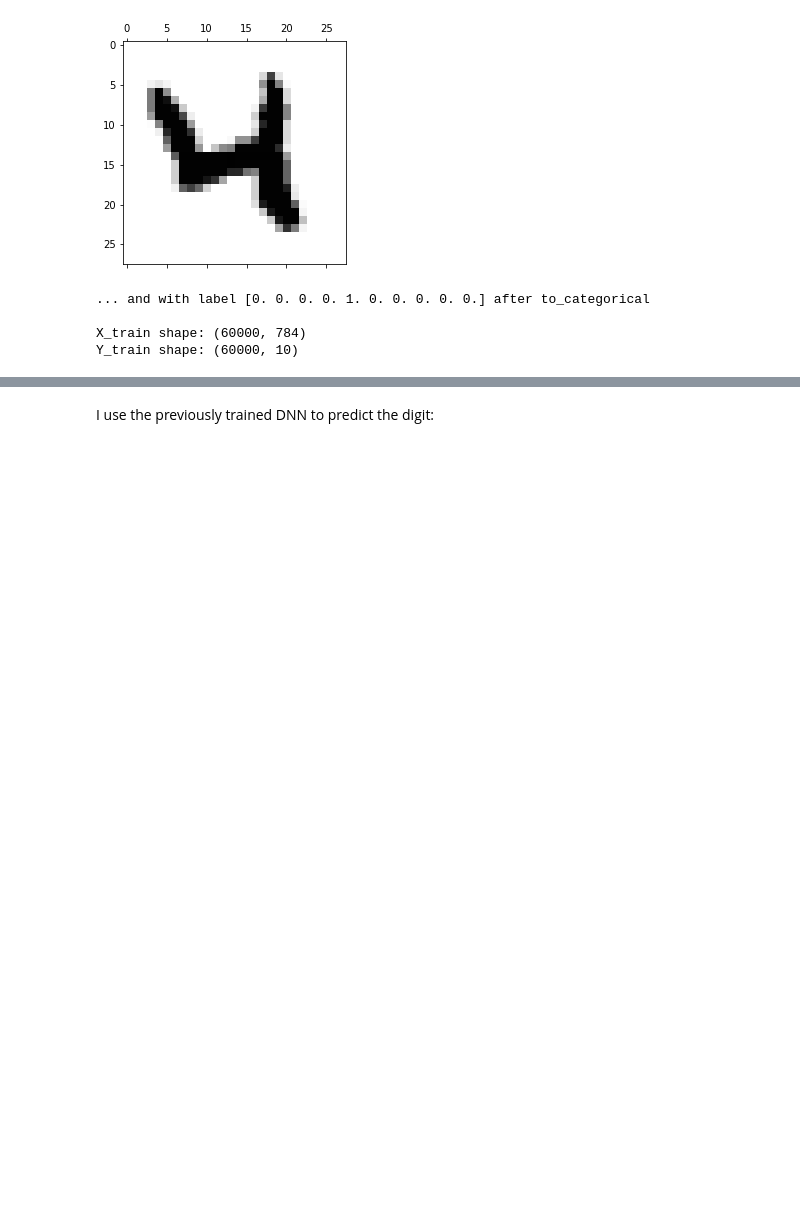
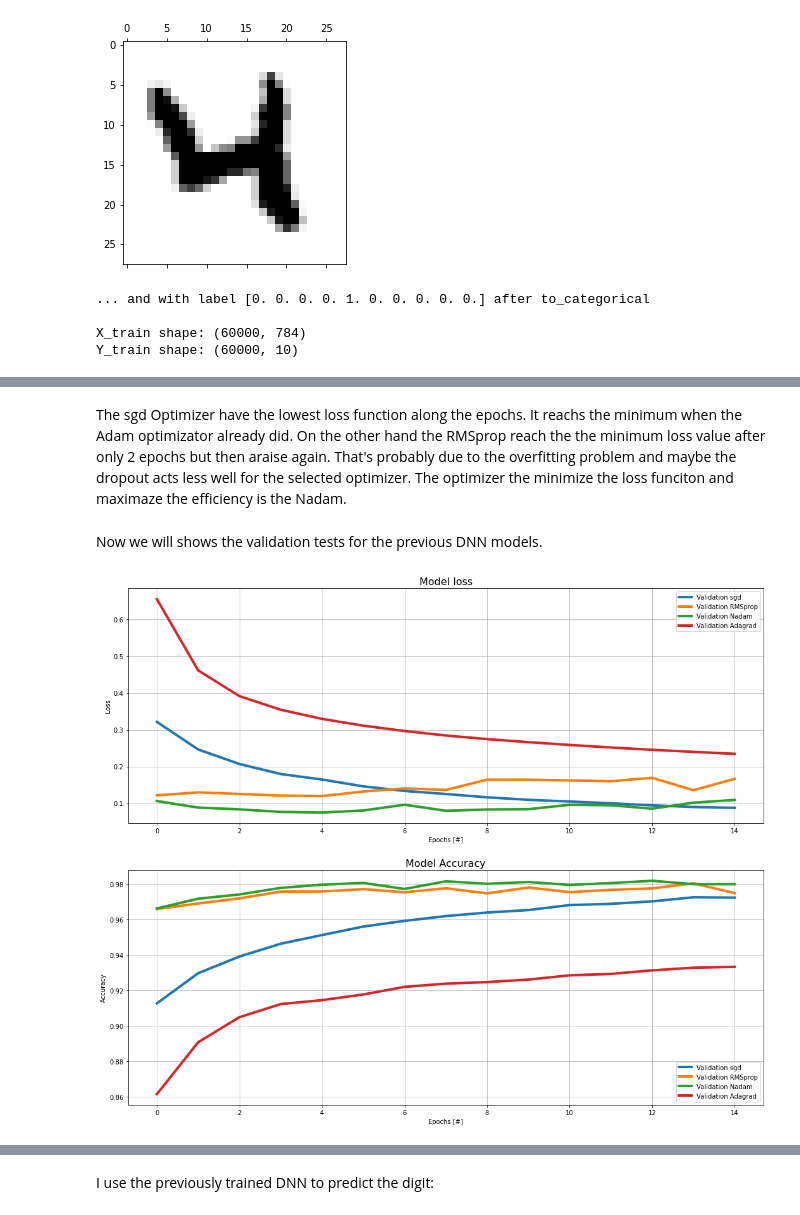
Before and after one commit to eddbell/NSL, a Jupyter notebook: Lezione 12/exercise12.ipynb, the cells around one changed output, grey strips where cells are left out. Drawn from its saved outputs; the diff is of its cells as text; code cells hidden in the pictures; blank space fills up the shorter version.

```diff
--- a/Lezione 12/exercise12.ipynb
+++ b/Lezione 12/exercise12.ipynb
@@ -142,0 +207,30 @@ Dropout, during testing, turns itself off and allows all of the ‘weak classifi
+# %% [markdown]
+The sgd Optimizer have the lowest loss function along the epochs. It reachs the minimum when the Adam optimizator already did. On the other hand the RMSprop reach the the minimum loss value after only 2 epochs but then araise again. That's probably due to the overfitting problem and maybe the dropout acts less well for the selected optimizer. The optimizer the minimize the loss funciton and maximaze the efficiency is the Nadam.
+# %% [markdown]
+Now we will shows the validation tests for the previous DNN models.
+# %%
+# look into training history
+plt.subplots(figsize=(18,15))
+plt.subplot(2,1,1)
+for i in range(len(optimizers)):
+    #plt.plot(losses[i],linewidth = 4,label=f"Train {optimizers}")
+    plt.plot(val_losses[i],linewidth = 4,label=f"Validation {optimizers[i]}")
+plt.title('Model loss', fontsize=16)
+plt.grid()
+plt.ylabel('Loss')
+plt.xlabel('Epochs [#]')
+plt.legend( loc='best')
+
+# summarize history for loss
+plt.subplot(2,1,2)
+plt.title('Model Accuracy', fontsize=16)
+for i in range(len(optimizers)):
+    #plt.plot(accs[i],linewidth = 4,label=f"Train {optimizers[i]}")
+    plt.plot(val_accs[i],linewidth = 4,label=f"Validation {optimizers[i]}")
+plt.ylabel('Accuracy')
+plt.xlabel('Epochs [#]')
+plt.grid()
+plt.legend( loc='best')
+plt.show()
+# %% [output]
+[figure, added]
```
Also changed, not shown: parts of 51 cells of this notebook, 22 other files.
